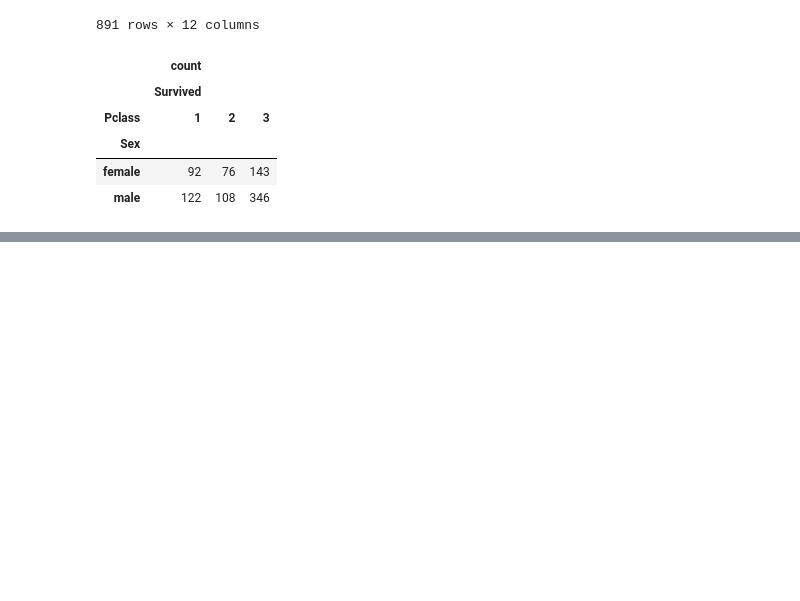
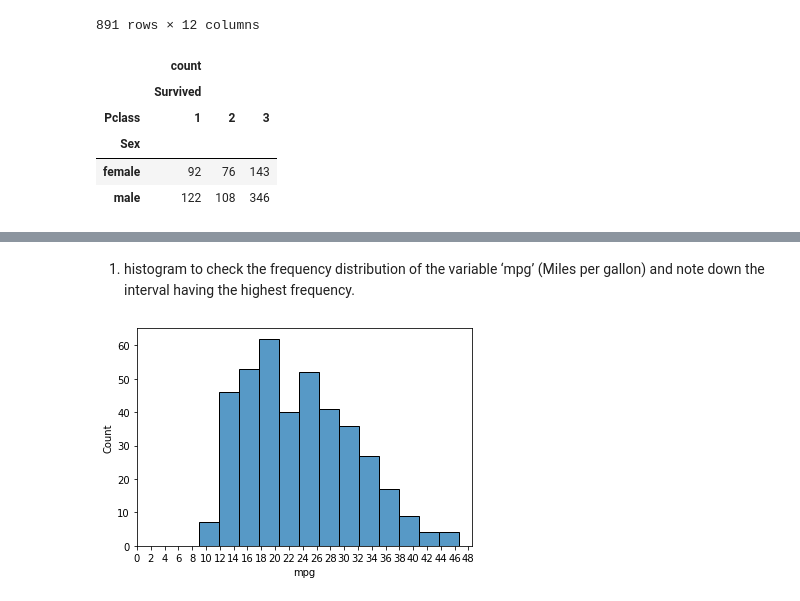
Before and after one commit to jahidalib/pydatabase, a Jupyter notebook: questions.ipynb, the cells around one changed output, grey strips where cells are left out. Cells and saved outputs as stored; diff of their text form; code cells hidden in the pictures; blank space fills up the shorter version.

```diff
--- a/questions.ipynb
+++ b/questions.ipynb
@@ -88,0 +91,7 @@ table
+# %%
+import seaborn as sns
+import matplotlib.pyplot as plt
+import pandas as pd
+import numpy as np
+mpgdf= sns.load_dataset("mpg")
+mpgdf
@@ -88,0 +131,9 @@ table
+# %% [markdown]
+1. histogram to check the frequency distribution of the variable ‘mpg’ (Miles per
+gallon) and note down the interval having the highest frequency.
+# %%
+sns.histplot(data=mpgdf,x='mpg')
+plt.xticks(np.arange(0,50,2))
+plt.show()
+# %% [output]
+[figure, added]
```
Also changed, not shown: parts of 21 cells of this notebook.
